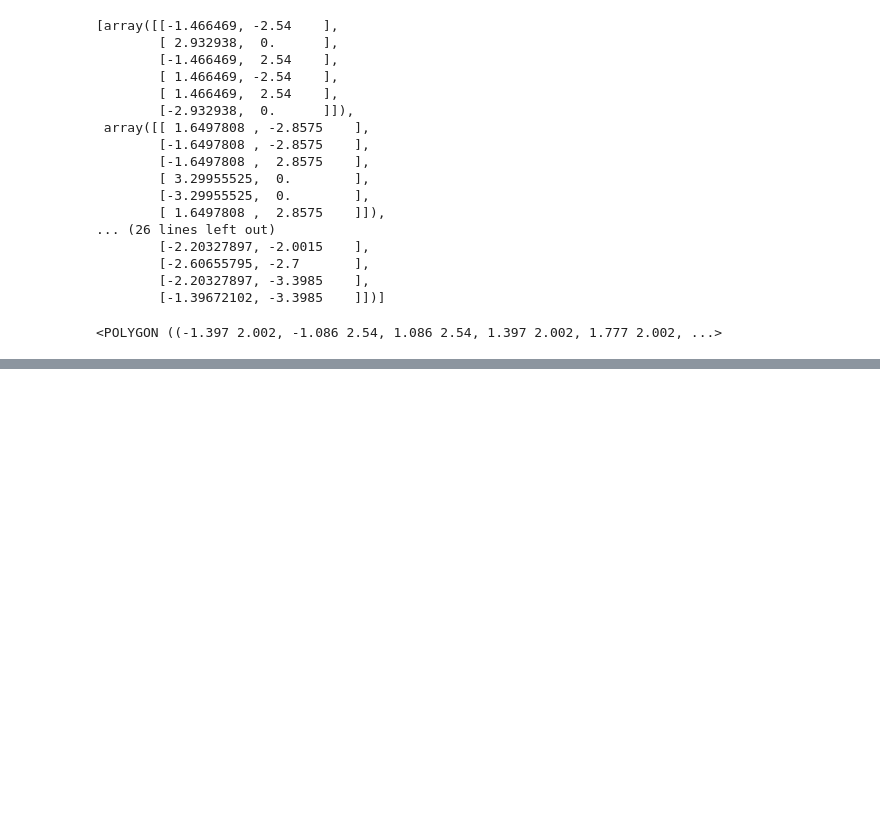
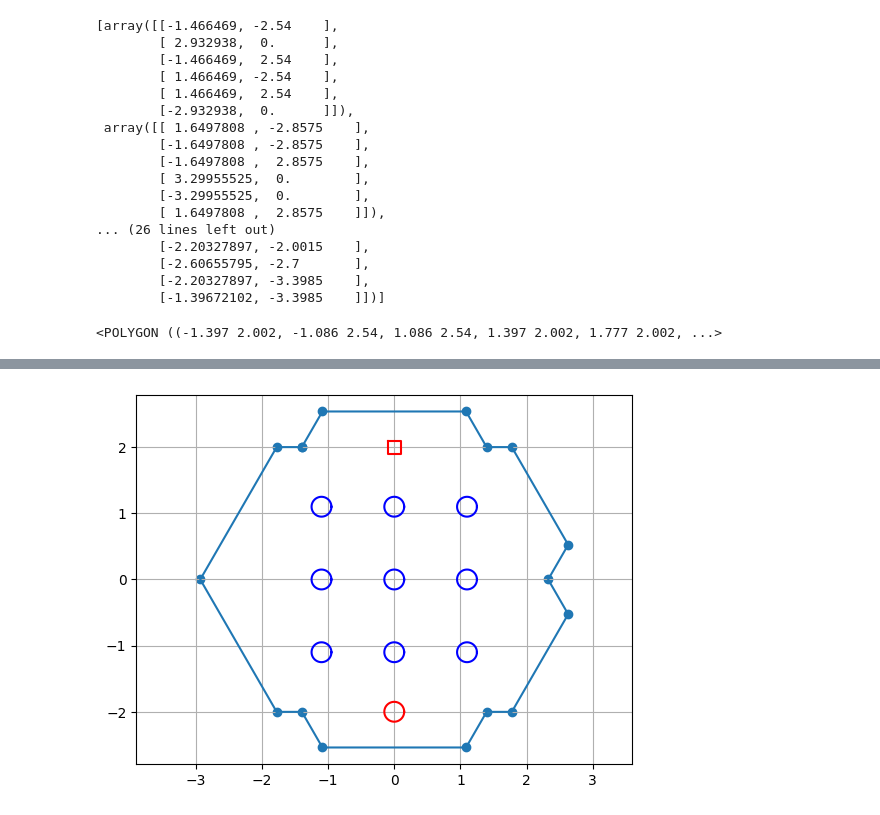
Before and after one commit to tobiasfrejo/robosapiens-adaptive-platform-turtlebot, a Jupyter notebook: DynamicLolaSpecGeneration/test_offset.ipynb, the cells around one changed output, grey strips where cells are left out. Cells and saved outputs as stored; diff of their text form; code cells hidden in the pictures; blank space fills up the shorter version.

```diff
--- a/DynamicLolaSpecGeneration/test_offset.ipynb
+++ b/DynamicLolaSpecGeneration/test_offset.ipynb
@@ -221,3 +241,69 @@ world_poly
 # %%
-sorted(list(world_poly.exterior.coords), key=order_poly)
+walls_map = sorted(list(world_poly.exterior.coords), key=order_poly)
+
+walls_map_closed = walls_map + [walls_map[0]]
+
+plt.plot(*zip(*walls_map_closed))
+
+plt.scatter(*zip(*walls_map))
+for p in walls_map:
+    x,y = tuple(p)
+
+    xalign = 'left'
+    if (-1.8 < x and x < -1.7) or (1.3 < x and x < 1.4):
+        xalign = 'right'
+
+    yalign = 'top'
+    dy = -0.1
+    dx = 0
+    if y < 0:
+        yalign = 'bottom'
+        dy = -dy
+    elif y == 0:
+        yalign = 'center'
+        dy = 0
+        dx = .1
+
+    align = f'{xalign} {yalign}'
+
+
+    # plt.text(x+dx,y+dy, fr'$({x:.3}, {y:.3})$', horizontalalignment=xalign, verticalalignment=yalign)
+
+plt.axis('equal')
+
+
+an = np.linspace(0, 2 * np.pi, 100)
+ax = np.cos(an)
+ay = np.sin(an)
+
+turtle_map_pillars = [
+    ((-1.1,  -1.1),  0.15),
+    ((-1.1,   0.0),  0.15),
+    ((-1.1,   1.1),  0.15),
+    (( 0.0,  -1.1),  0.15),
+    (( 0.0,   0.0),  0.15),
+    (( 0.0,   1.1),  0.15),
+    (( 1.1,  -1.1),  0.15),
+    (( 1.1,   0.0),  0.15),
+    (( 1.1,   1.1),  0.15),
+]
+
+for (x, y), scale in turtle_map_pillars:
+    plt.plot(x+ax*scale, y+ay*scale, color='b')
+    # plt.text(x+scale,y+scale, fr'$({x:.3}, {y:.3})$', horizontalalignment='center', verticalalignment='bottom')
+
+obst = [
+    (-0.1, 2.1),
+    (-0.1, 1.9),
+    ( 0.1, 1.9),
+    ( 0.1, 2.1),
+    (-0.1, 2.1),
+]
+
+plt.grid(True)
+
+plt.plot(*zip(*obst), c='r')
+plt.plot(0+ax*scale, -2+ay*scale, color='r')
+
+plt.savefig('/ws/map2.pdf')
 # %% [output]
@@ -240,0 +310 @@ sorted(list(world_poly.exterior.coords), key=order_poly)
+[figure, added]
```
Also changed, not shown: parts of 3 cells of this notebook, 13 other files.
